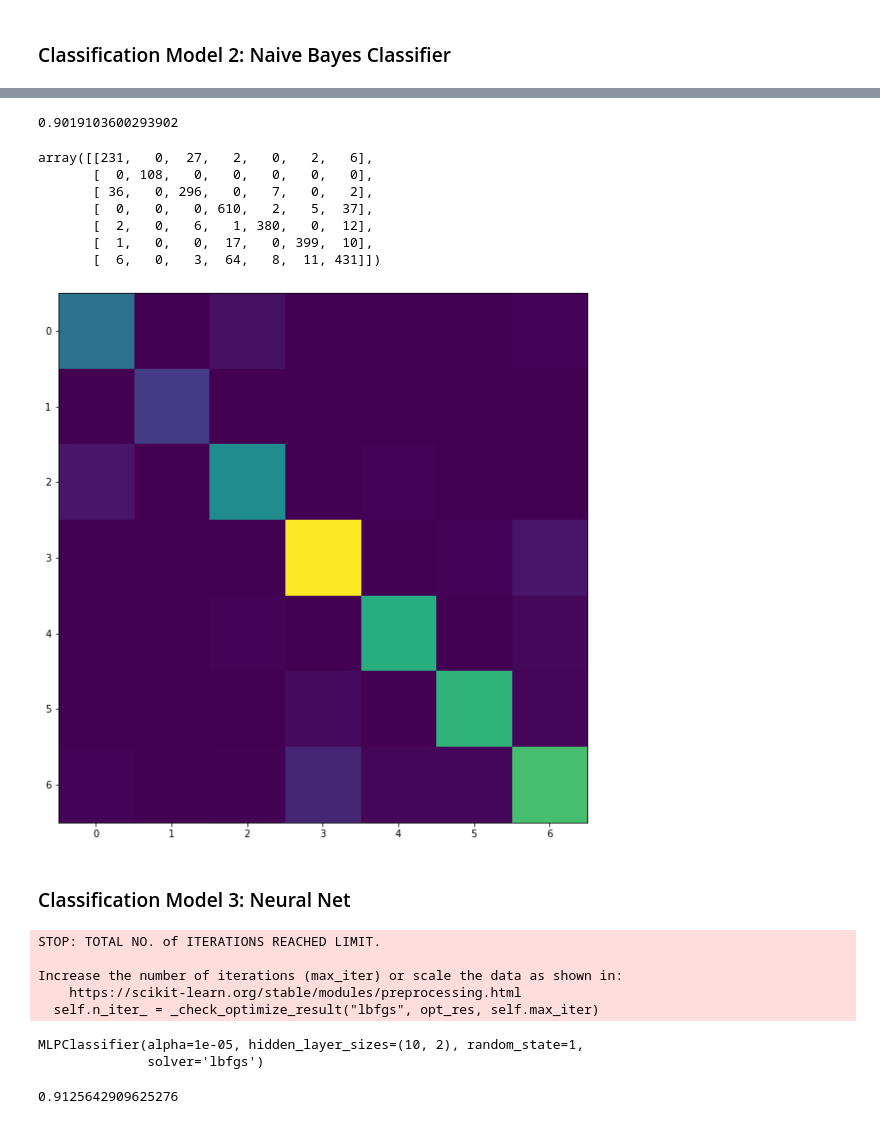
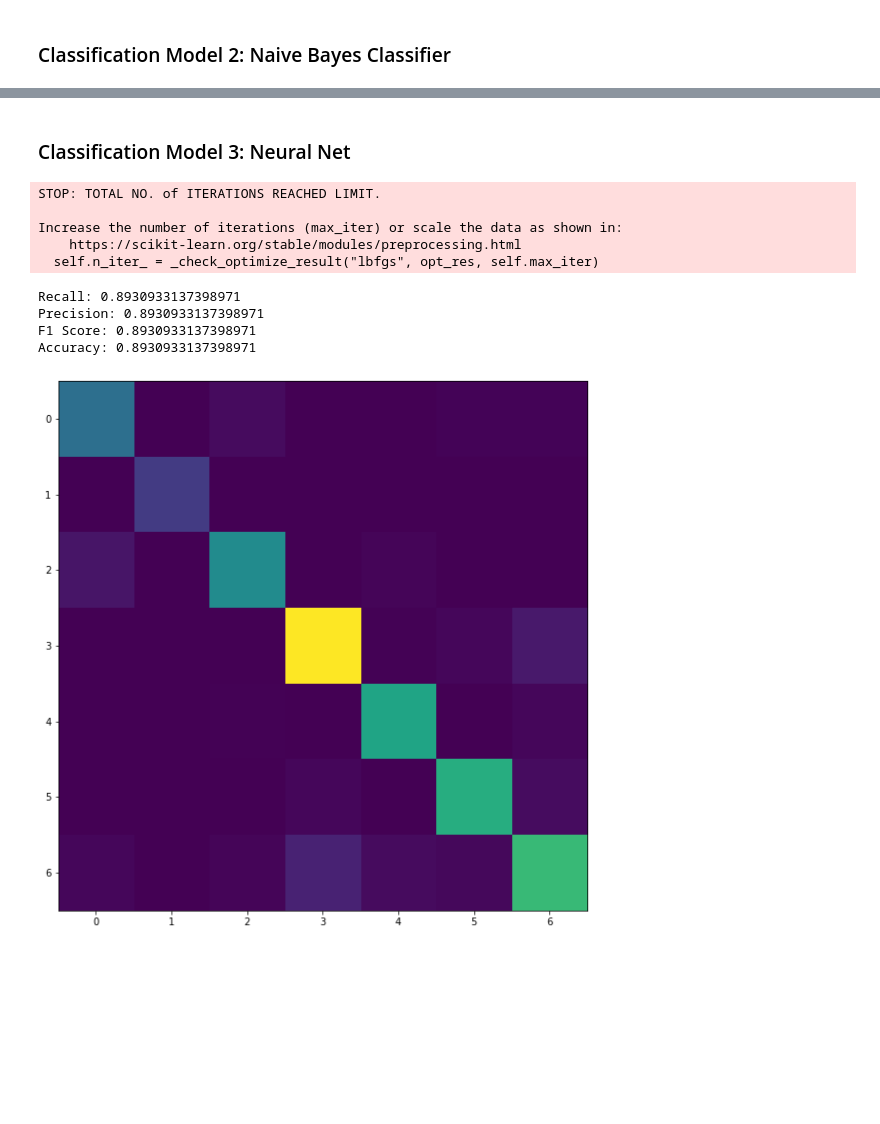
Before and after one commit to dougbrn/Towson, a Jupyter notebook: COSC757/assignment2/HW2_classification.ipynb, the cells around one changed output, grey strips where cells are left out. Saved outputs shown, nothing was run; the diff lists cells and outputs as text; code cells hidden in the pictures; blank space fills up the shorter version.

```diff
--- a/COSC757/assignment2/HW2_classification.ipynb
+++ b/COSC757/assignment2/HW2_classification.ipynb
@@ -283,37 +294,29 @@ GaussianNB()
-# %%
-y_pred = gnb.predict(X_test)
-gnb.score(X_test,y_test)
-# %% [output]
-0.9019103600293902
-# %%
-scores = confusion_matrix(y_pred,y_test)
-fig = plt.figure(figsize=(10,10))
-plt.imshow(scores)
-scores
-# %% [output]
-array([[231,   0,  27,   2,   0,   2,   6],
-       [  0, 108,   0,   0,   0,   0,   0],
-       [ 36,   0, 296,   0,   7,   0,   2],
-       [  0,   0,   0, 610,   2,   5,  37],
-       [  2,   0,   6,   1, 380,   0,  12],
-       [  1,   0,   0,  17,   0, 399,  10],
-       [  6,   0,   3,  64,   8,  11, 431]])
-[figure, removed]
 # %% [markdown]
 ### Classification Model 3: Neural Net
 # %%
-clf = MLPClassifier(solver='lbfgs', alpha=1e-5,hidden_layer_sizes=(10, 2), random_state=1)
+clf = MLPClassifier(solver='lbfgs', alpha=1e-7,hidden_layer_sizes=(5, 2), random_state=1)
 clf.fit(X_train, y_train)
+
+y_pred = clf.predict(X_test)
+clf.score(X_test,y_test)
+
+scores = confusion_matrix(y_pred,y_test)
+fig = plt.figure(figsize=(10,10))
+plt.imshow(scores)
+scores
+
+print(f"Recall: {recall_score(y_test,y_pred,average='micro')}")
+print(f"Precision: {precision_score(y_test,y_pred,average='micro')}")
+print(f"F1 Score: {f1_score(y_test,y_pred,average='micro')}")
+print(f"Accuracy: {accuracy_score(y_test,y_pred)}")
 # %% [output]
 STOP: TOTAL NO. of ITERATIONS REACHED LIMIT.
 
 Increase the number of iterations (max_iter) or scale the data as shown in:
     https://scikit-learn.org/stable/modules/preprocessing.html
   self.n_iter_ = _check_optimize_result("lbfgs", opt_res, self.max_iter)
-MLPClassifier(alpha=1e-05, hidden_layer_sizes=(10, 2), random_state=1,
-              solver='lbfgs')
+Recall: 0.8930933137398971
+Precision: 0.8930933137398971
+F1 Score: 0.8930933137398971
+Accuracy: 0.8930933137398971
+[figure, added]
-# %%
-y_pred = clf.predict(X_test)
-clf.score(X_test,y_test)
-# %% [output]
-0.9125642909625276
```
Also changed, not shown: parts of 5 cells of this notebook.
